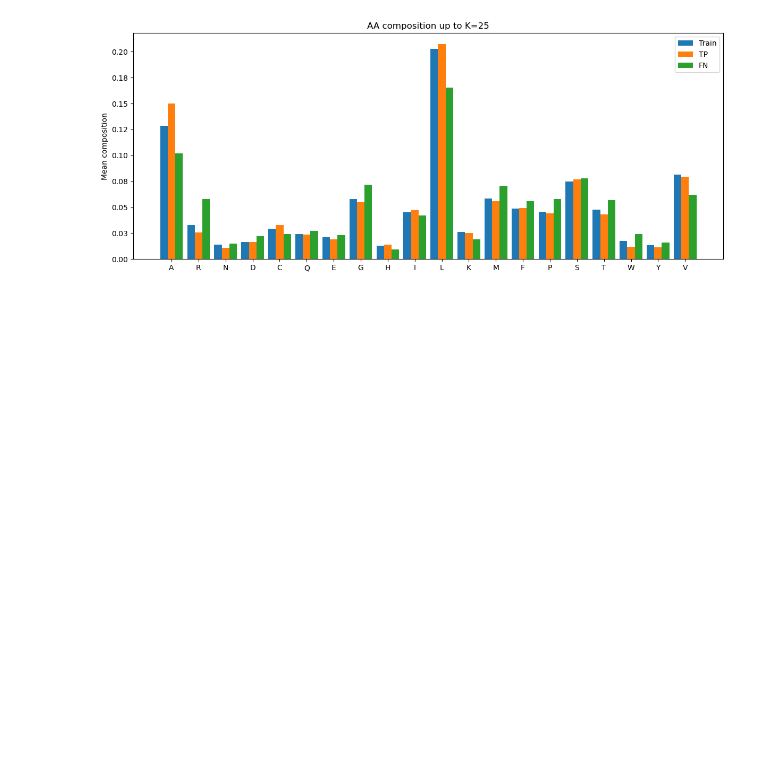
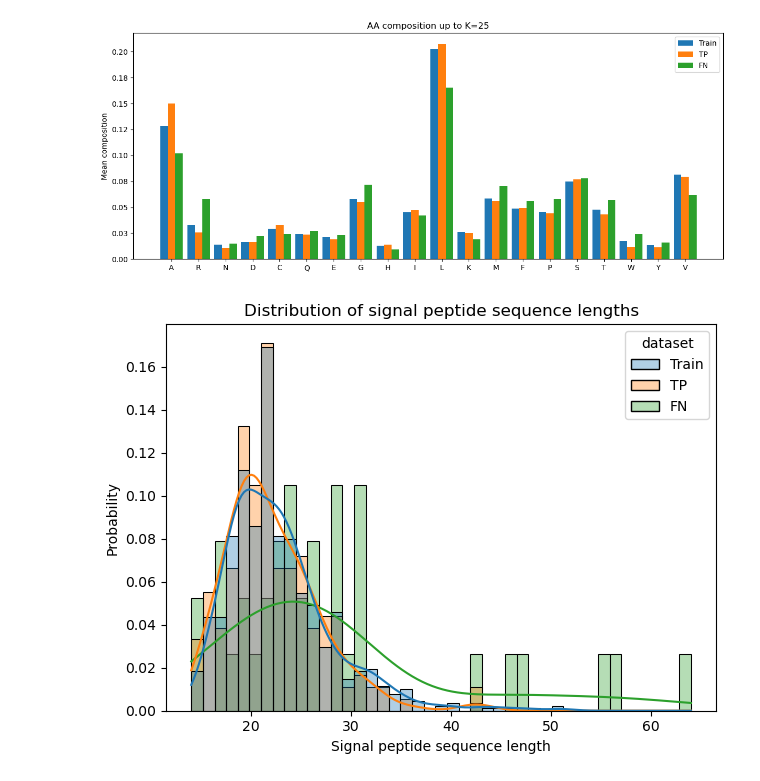
Before and after one commit to bianca29092001/LAB2_project_group, a Jupyter notebook: 6_FP_FN_evaluation/FP_FN_evaluation.ipynb, the cells around one changed output. Saved outputs shown, nothing was run; the diff lists cells and outputs as text; code cells hidden in the pictures; blank space fills up the shorter version.

Commit message:
calculated features distributions

```diff
--- a/6_FP_FN_evaluation/FP_FN_evaluation.ipynb
+++ b/6_FP_FN_evaluation/FP_FN_evaluation.ipynb
@@ -224,3 +229,33 @@ ax.set_title(f'AA composition up to K={25}')
 ax.legend(); fig.tight_layout(); plt.show()
 # %% [output]
 [figure]
+# %%
+pos_train['dataset'] = 'Train'
+pos_benchmark_svm['dataset'] = 'TP'
+fn_svm['dataset'] = 'FN'
+sequence_lengths = pd.concat([pos_train, pos_benchmark_svm, fn_svm], ignore_index=True)
+# %%
+palette = {
+    'Train': '#1f77b4',
+    'TP': '#ff7f0e',
+    'FN': '#2ca02c'
+}
+sns.histplot(
+    data=sequence_lengths,
+    x='cleavage_site',
+    hue='dataset',
+    hue_order=['Train', 'TP', 'FN'],
+    palette=palette,
+    kde=True,
+    stat='probability',
+    common_norm=False,
+    alpha=0.35
+)
+plt.xlabel("Signal peptide sequence length")
+plt.ylabel("Probability")
+plt.title("Distribution of signal peptide sequence lengths")
+plt.tight_layout()
+plt.savefig(name, dpi=500, format='png')
+plt.show()
+# %% [output]
+[figure, added]
```
Also changed, not shown: parts of 8 cells of this notebook, 12 other files.
